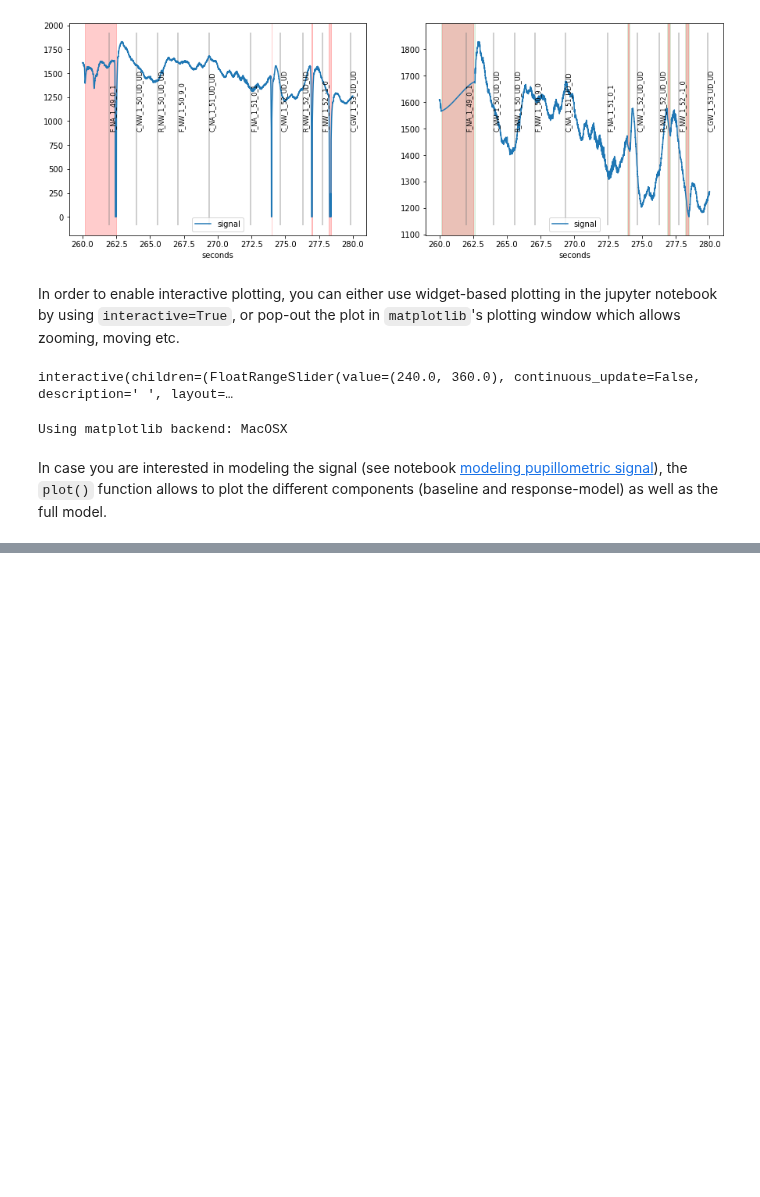
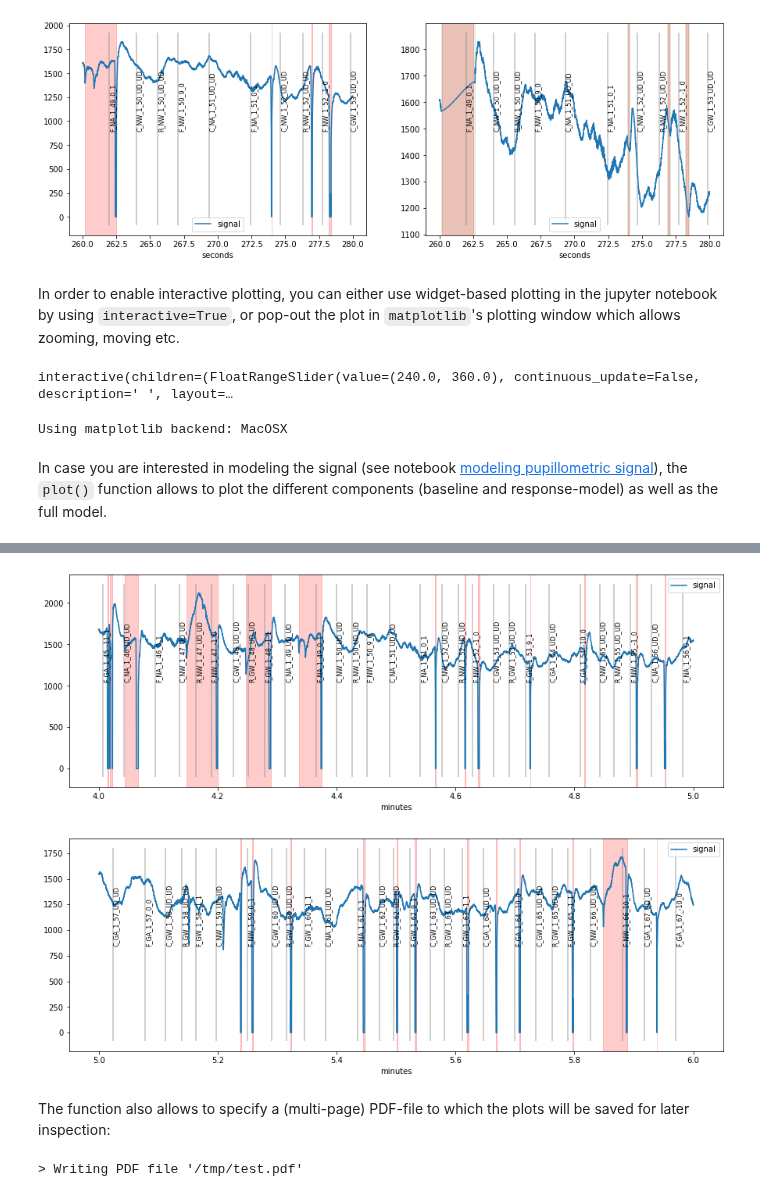
Before and after one commit to ihrke/pypillometry, a Jupyter notebook: docs/plotting.ipynb, the cells around one changed output, grey strips where cells are left out. Cells and saved outputs as stored; diff of their text form; code cells hidden in the pictures; blank space fills up the shorter version.

```diff
--- a/docs/plotting.ipynb
+++ b/docs/plotting.ipynb
@@ -69,0 +91,14 @@ LinkError: command 'x86_64-apple-darwin13.4.0-clang++' failed with exit status 1
+# %%
+figs=d.plot_segments()
+# %%
+for fig in figs:
+    display(fig)
+# %% [output]
+[figure, added]
+[figure, added]
+# %% [markdown]
+The function also allows to specify a (multi-page) PDF-file to which the plots will be saved for later inspection:
+# %%
+d.plot_segments(pdffile="/tmp/test.pdf");
+# %% [output]
+> Writing PDF file '/tmp/test.pdf'
```
Also changed, not shown: parts of 16 cells of this notebook.
